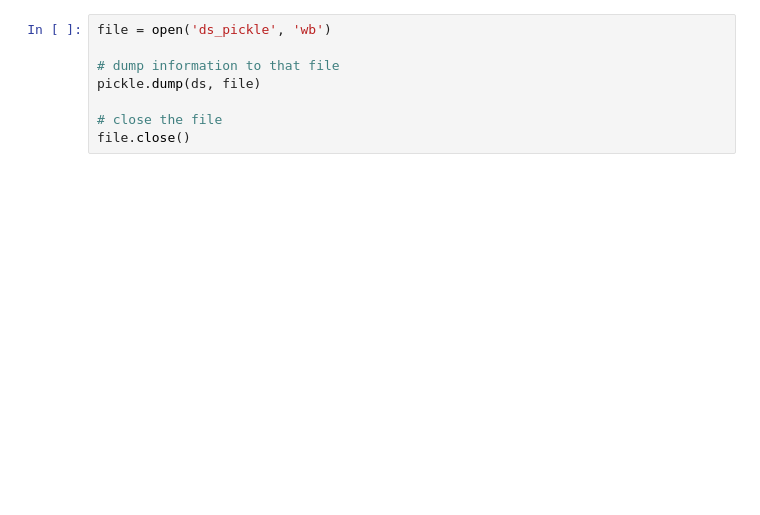
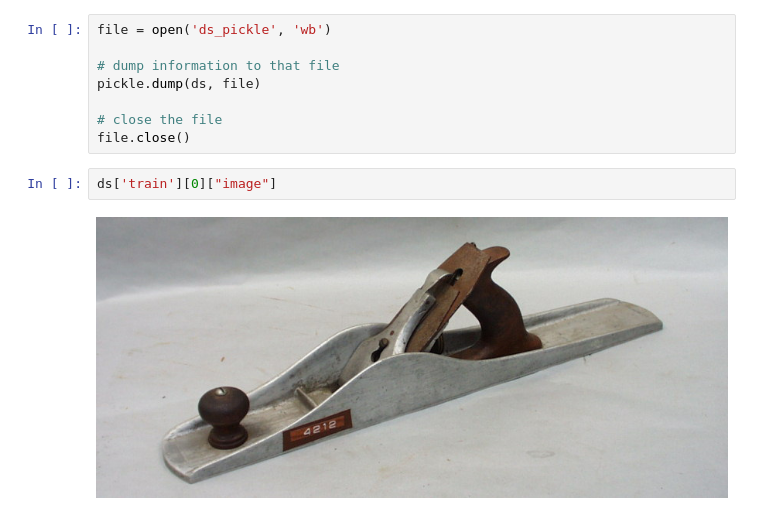
Before and after one commit to faiz2399/Capstone-Project-Image-Reconstruction, a Jupyter notebook: ImageNet_data_loader.ipynb, the cells around one changed output. Drawn from its saved outputs; the diff is of its cells as text; blank space fills up the shorter version.

Commit message:
FK editing main file to show multiple plots

```diff
--- a/ImageNet_data_loader.ipynb
+++ b/ImageNet_data_loader.ipynb
@@ -53,3 +48,7 @@ pickle.dump(ds, file)
 
 # close the file
 file.close()
+# %%
+ds['train'][0]["image"]
+# %% [output]
+[figure, added]
```
Also changed, not shown: parts of 3 cells of this notebook, 1 other file.
